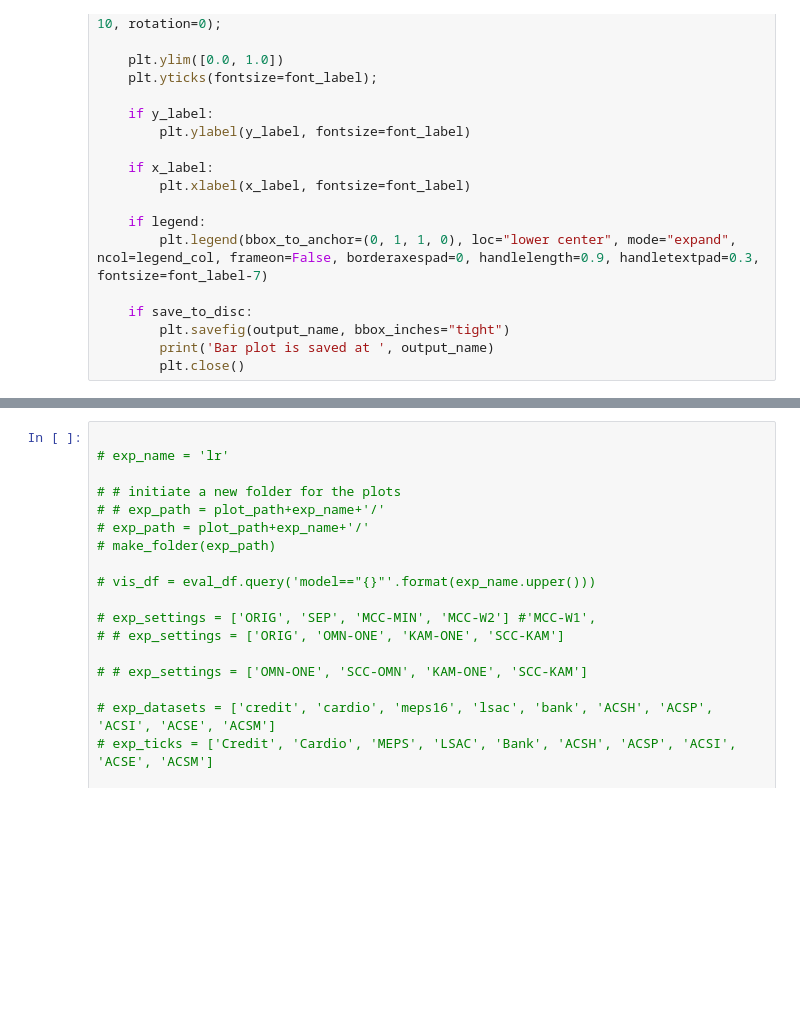
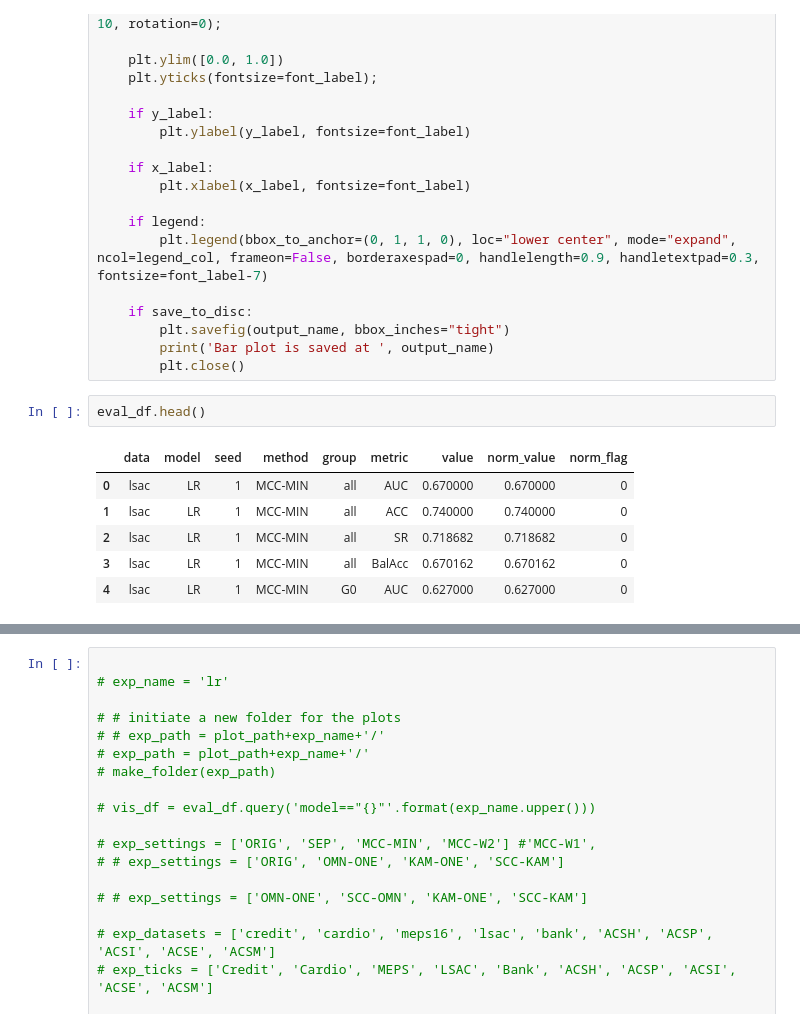
Before and after one commit to KeYang0923/NonInvasiveTool4FairML, a Jupyter notebook: Visualize_SingleCC_MultiCC.ipynb, the cells around one changed output, grey strips where cells are left out. Cells and saved outputs as stored; diff of their text form; blank space fills up the shorter version.

```diff
--- a/Visualize_SingleCC_MultiCC.ipynb
+++ b/Visualize_SingleCC_MultiCC.ipynb
@@ -267,3 +268,12 @@ def bar_plots(df, output_name, vis_datasets, vis_metric, vis_settings,
         plt.savefig(output_name, bbox_inches="tight")
         print('Bar plot is saved at ', output_name)
         plt.close()
+# %%
+eval_df.head()
+# %% [output]
+|  | data | model | seed | method | group | metric | value | norm_value | norm_flag |
+| 0 | lsac | LR | 1 | MCC-MIN | all | AUC | 0.670000 | 0.670000 | 0 |
+| 1 | lsac | LR | 1 | MCC-MIN | all | ACC | 0.740000 | 0.740000 | 0 |
+| 2 | lsac | LR | 1 | MCC-MIN | all | SR | 0.718682 | 0.718682 | 0 |
+| 3 | lsac | LR | 1 | MCC-MIN | all | BalAcc | 0.670162 | 0.670162 | 0 |
+| 4 | lsac | LR | 1 | MCC-MIN | G0 | AUC | 0.627000 | 0.627000 | 0 |
```
Also changed, not shown: parts of 10 cells of this notebook, 6 other files.
